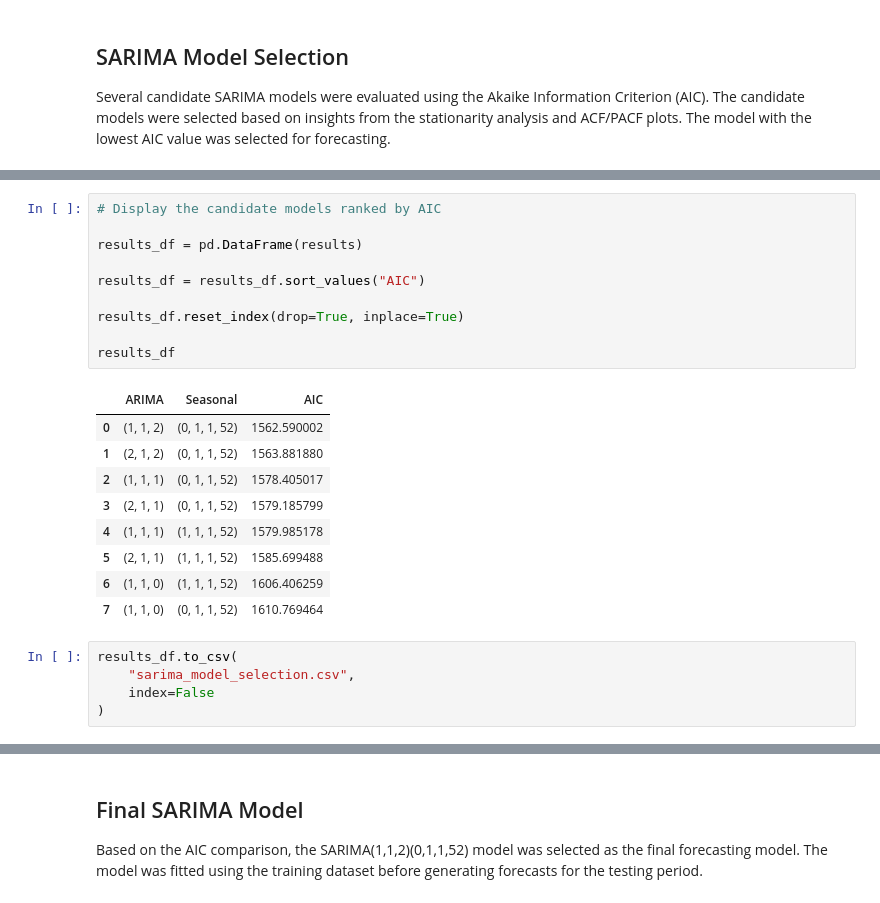
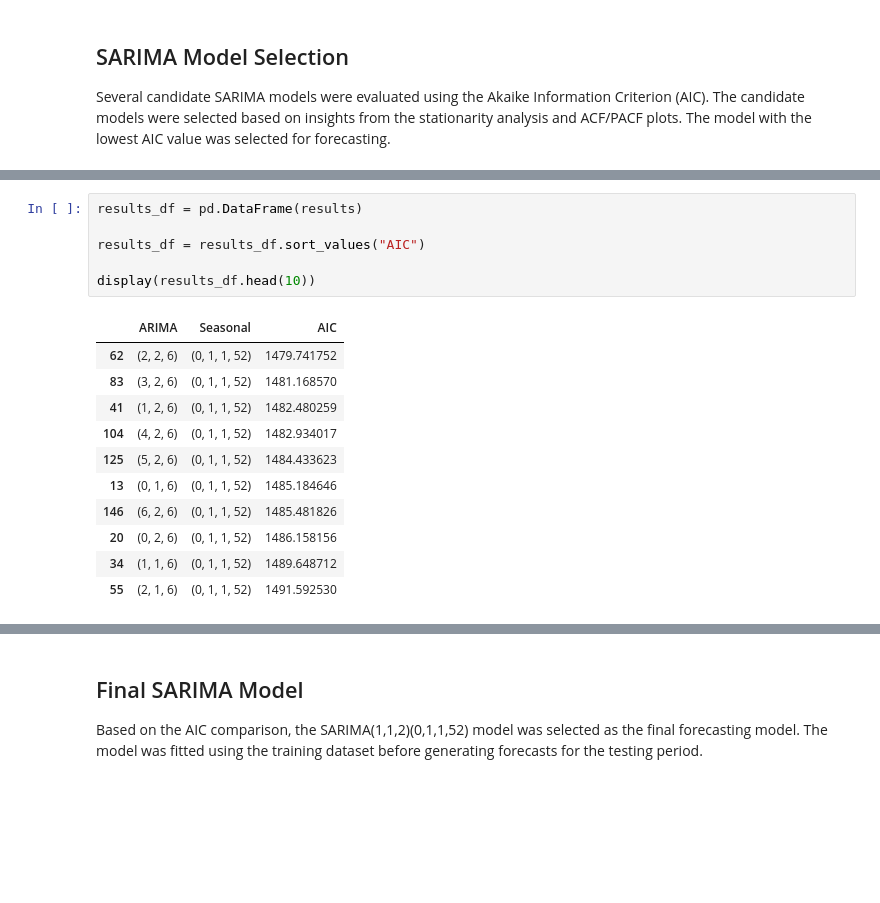
Before and after one commit to dekshinaudayan/german-electricity-demand-forecasting, a Jupyter notebook: notebooks/04_SARIMA_Model.ipynb, the cells around one changed output, grey strips where cells are left out. Cells and saved outputs as stored; diff of their text form; blank space fills up the shorter version.

Commit message:
Update SARIMA model with AIC grid search

```diff
--- a/notebooks/04_SARIMA_Model.ipynb
+++ b/notebooks/04_SARIMA_Model.ipynb
@@ -173,26 +187,19 @@ for order, seasonal_order in candidate_models:
 # %%
-# Display the candidate models ranked by AIC
-
 results_df = pd.DataFrame(results)
 
 results_df = results_df.sort_values("AIC")
 
-results_df.reset_index(drop=True, inplace=True)
-
-results_df
+display(results_df.head(10))
 # %% [output]
 |  | ARIMA | Seasonal | AIC |
-| 0 | (1, 1, 2) | (0, 1, 1, 52) | 1562.590002 |
-| 1 | (2, 1, 2) | (0, 1, 1, 52) | 1563.881880 |
-| 2 | (1, 1, 1) | (0, 1, 1, 52) | 1578.405017 |
-| 3 | (2, 1, 1) | (0, 1, 1, 52) | 1579.185799 |
-| 4 | (1, 1, 1) | (1, 1, 1, 52) | 1579.985178 |
-| 5 | (2, 1, 1) | (1, 1, 1, 52) | 1585.699488 |
-| 6 | (1, 1, 0) | (1, 1, 1, 52) | 1606.406259 |
-| 7 | (1, 1, 0) | (0, 1, 1, 52) | 1610.769464 |
+| 62 | (2, 2, 6) | (0, 1, 1, 52) | 1479.741752 |
+| 83 | (3, 2, 6) | (0, 1, 1, 52) | 1481.168570 |
+| 41 | (1, 2, 6) | (0, 1, 1, 52) | 1482.480259 |
+| 104 | (4, 2, 6) | (0, 1, 1, 52) | 1482.934017 |
+| 125 | (5, 2, 6) | (0, 1, 1, 52) | 1484.433623 |
+| 13 | (0, 1, 6) | (0, 1, 1, 52) | 1485.184646 |
+| 146 | (6, 2, 6) | (0, 1, 1, 52) | 1485.481826 |
+| 20 | (0, 2, 6) | (0, 1, 1, 52) | 1486.158156 |
+| 34 | (1, 1, 6) | (0, 1, 1, 52) | 1489.648712 |
+| 55 | (2, 1, 6) | (0, 1, 1, 52) | 1491.592530 |
-# %%
-results_df.to_csv(
-    "sarima_model_selection.csv",
-    index=False
-)
 # %%
```
Also changed, not shown: parts of 12 cells of this notebook.
